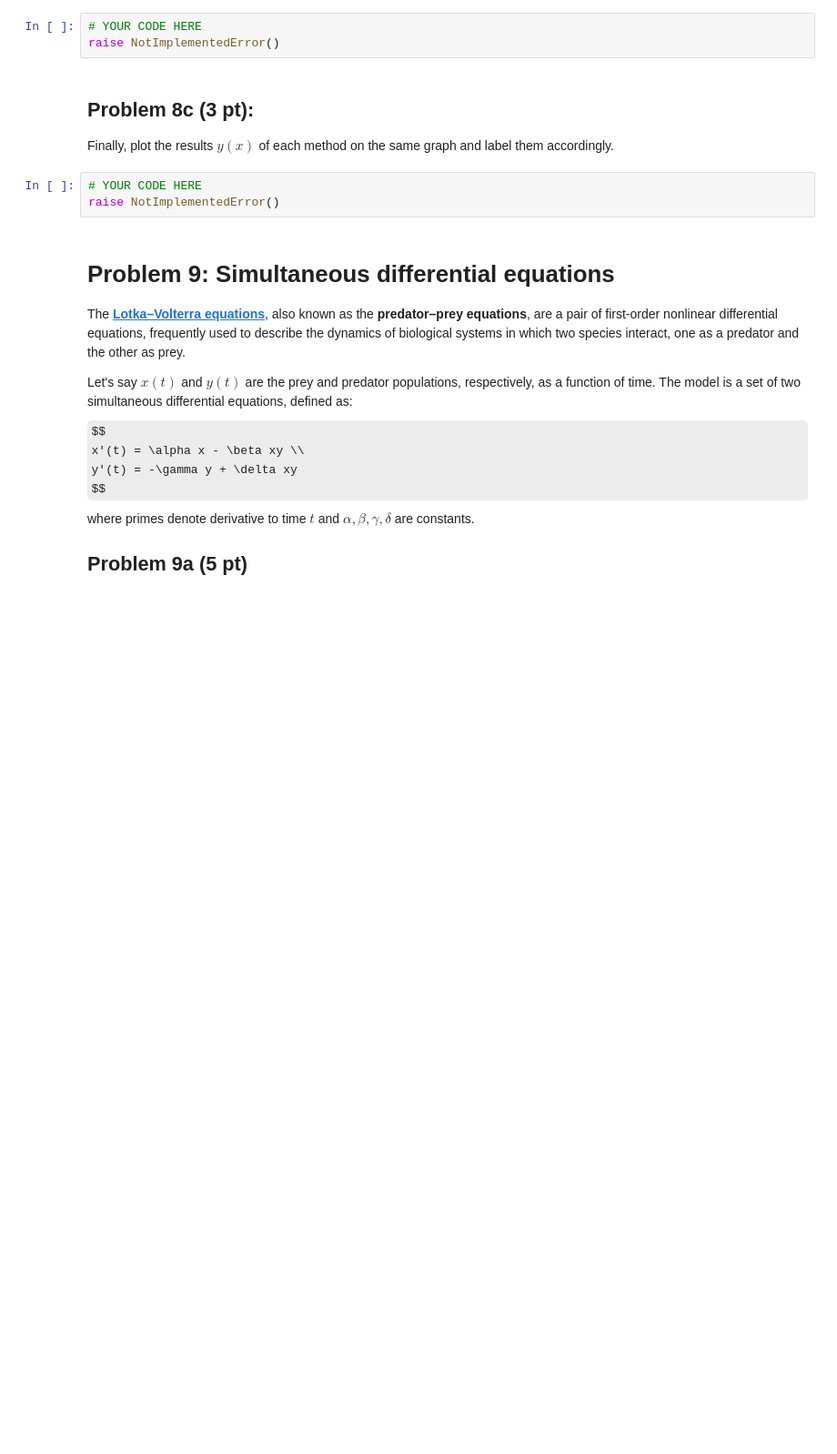
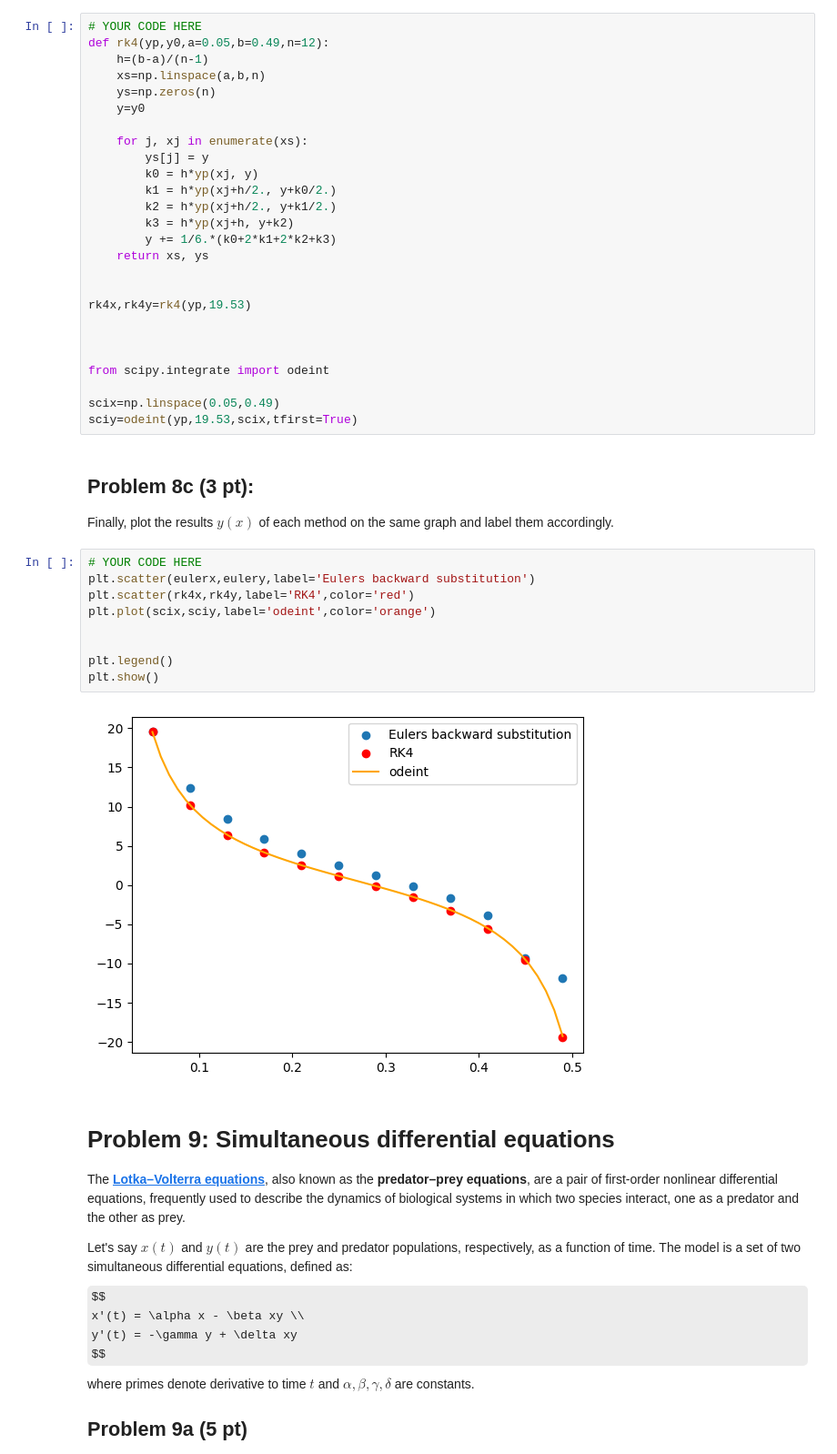
Before and after one commit to ufotermiten/Final_LP4, a Jupyter notebook: LP4_final_Group045.ipynb, the cells around one changed output. Shown: that part at 91% size. Cells and saved outputs as stored; diff of their text form; some formulas as TeX source; blank space fills up the shorter version.

```diff
--- a/LP4_final_Group045.ipynb
+++ b/LP4_final_Group045.ipynb
@@ -562,13 +586,44 @@ Then solve again the equation, but with:
 - the `odeint` function that you can import from `scipy.integrate`. Look at Scipy documentation for using that function. Use a finer resolution for the x axis (more $x$ values between 0.5 and 0.49, see `np.linspace` to create the $x$ values)
 # %%
 # YOUR CODE HERE
-raise NotImplementedError()
+def rk4(yp,y0,a=0.05,b=0.49,n=12):
+    h=(b-a)/(n-1)
+    xs=np.linspace(a,b,n)
+    ys=np.zeros(n)
+    y=y0
+
+    for j, xj in enumerate(xs):
+        ys[j] = y
+        k0 = h*yp(xj, y)
+        k1 = h*yp(xj+h/2., y+k0/2.)
+        k2 = h*yp(xj+h/2., y+k1/2.)
+        k3 = h*yp(xj+h, y+k2)
+        y += 1/6.*(k0+2*k1+2*k2+k3)
+    return xs, ys
+
+
+rk4x,rk4y=rk4(yp,19.53)
+
+
+
+from scipy.integrate import odeint
+
+scix=np.linspace(0.05,0.49)
+sciy=odeint(yp,19.53,scix,tfirst=True)
 # %% [markdown]
 ## Problem 8c (3 pt):
 Finally, plot the results $y(x)$ of each method on the same graph and label them accordingly.
 # %%
 # YOUR CODE HERE
-raise NotImplementedError()
+plt.scatter(eulerx,eulery,label='Eulers backward substitution')
+plt.scatter(rk4x,rk4y,label='RK4',color='red')
+plt.plot(scix,sciy,label='odeint',color='orange')
+
+
+plt.legend()
+plt.show()
+# %% [output]
+[figure, added]
 # %% [markdown]
 # Problem 9: Simultaneous differential equations
 
```
Also changed, not shown: parts of 1 cell of this notebook.
